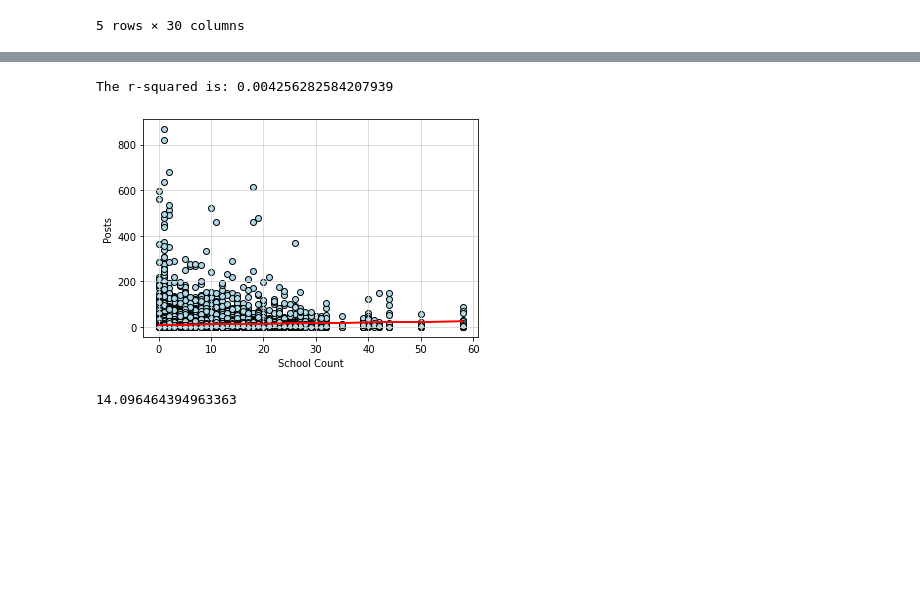
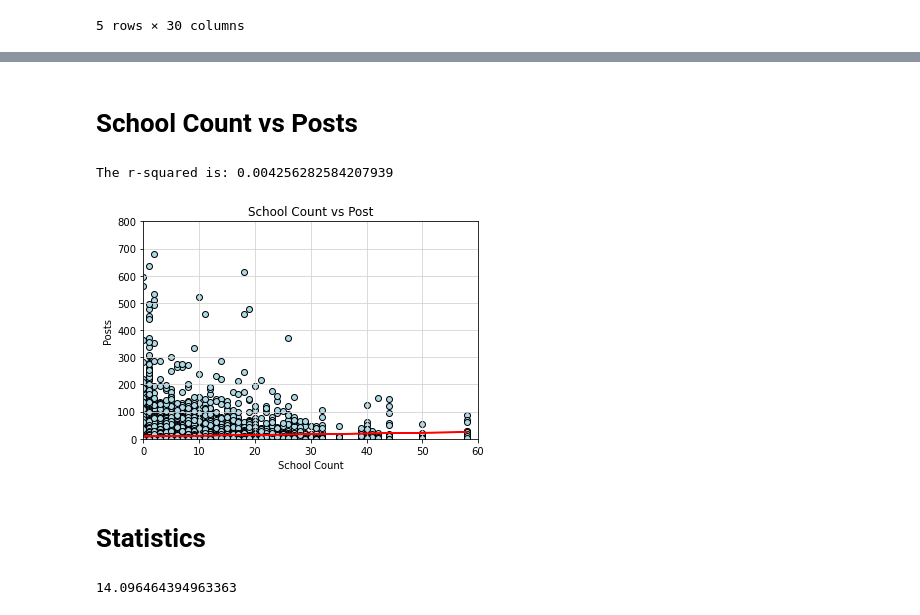
Before and after one commit to SimplyKP22/Moneyball-Project-1, a Jupyter notebook: Moneyball Working.ipynb, the cells around one changed output, grey strips where cells are left out. Cells and saved outputs as stored; diff of their text form; code cells hidden in the pictures; blank space fills up the shorter version.

```diff
--- a/Moneyball Working.ipynb
+++ b/Moneyball Working.ipynb
@@ -205,23 +157,28 @@ The r-squared is: 0.0005033689007850054
+# %% [markdown]
+# School Count vs Posts
 # %%
 x_values = df['schoolCount']
 y_values = df['posts']
 (slope, intercept, rvalue, pvalue, stderr) = linregress(x_values, y_values)
 regress_values = x_values * slope + intercept
 line_eq = "y = " + str(round(slope,2)) + "x + " + str(round(intercept,2))
 plt.scatter(x_values,y_values,edgecolors="black",facecolors="lightblue")
 plt.grid (visible=True,which="major",axis="both",linestyle="-",color="lightgrey")
 plt.plot(x_values,regress_values,"r-")
 plt.annotate(line_eq,(150000,10),fontsize=15,color="red")
 plt.xlabel('School Count')
 plt.ylabel('Posts')
-# plt.ylim(0,40000)
-# plt.xlim(0,30000)
+plt.title("School Count vs Post")
+plt.ylim(0,800)
+plt.xlim(0,60)
 plt.savefig("School Count vs Posts.png")
 print(f"The r-squared is: {rvalue**2}")
 plt.show()
 # %% [output]
 The r-squared is: 0.004256282584207939
-[figure, old version]
+[figure, new version]
+# %% [markdown]
+# Statistics
 # %%
 # define retention (someone who is active)
 retention = []
```
Also changed, not shown: parts of 23 cells of this notebook, 7 other files.
